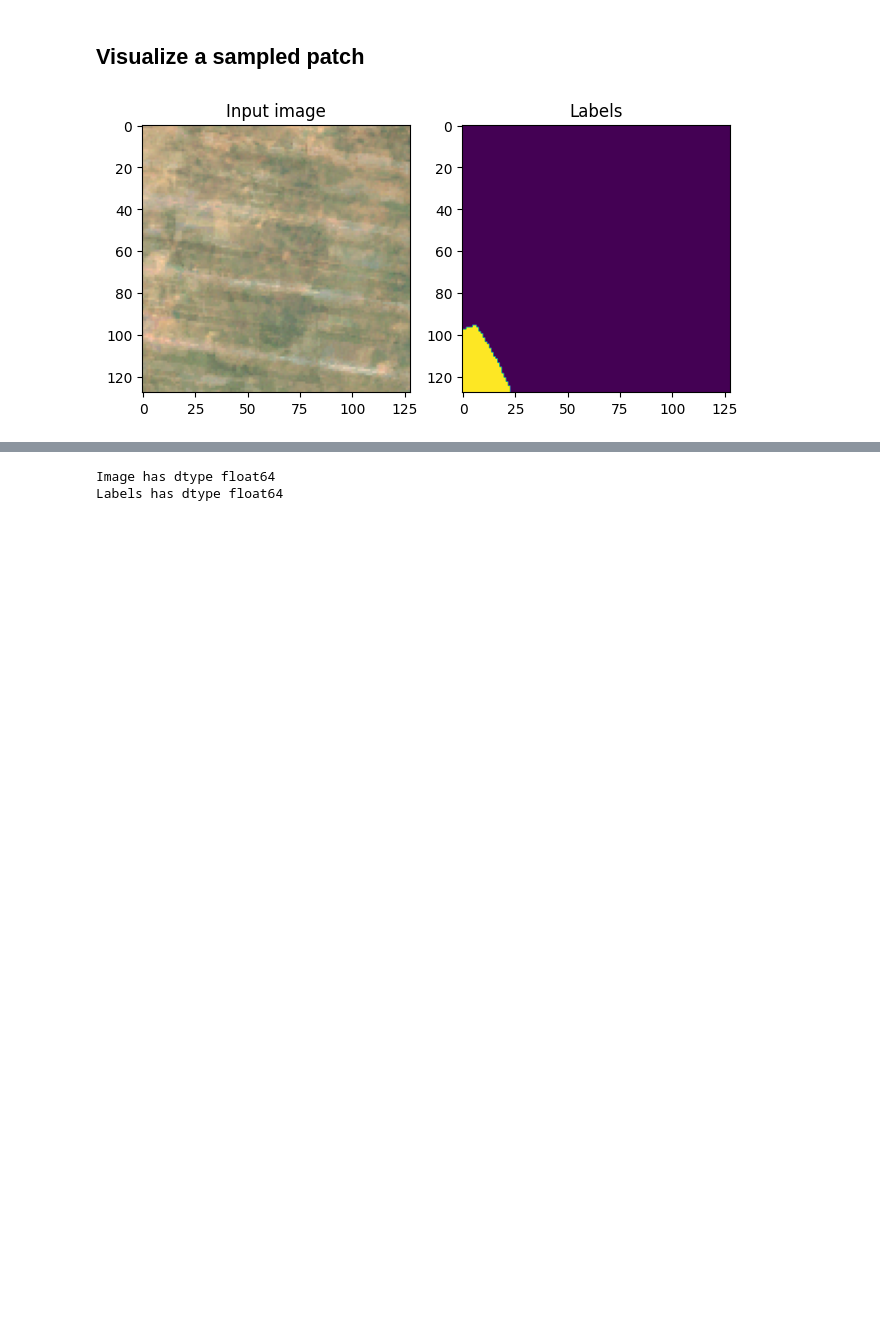
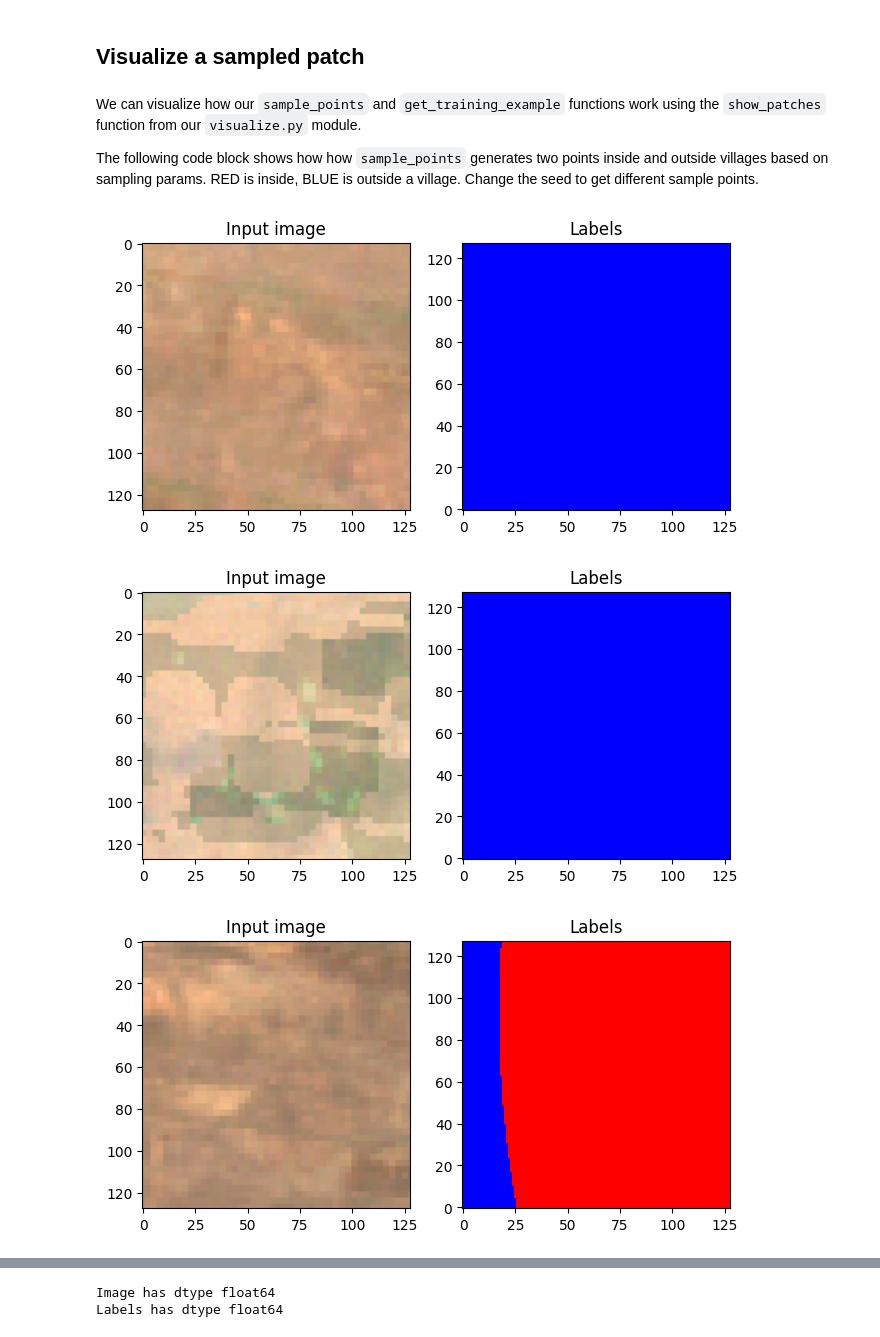
Before and after one commit to Sanford-Lab/satellite_cnns, a Jupyter notebook: benin_apache_pipeline.ipynb, the cells around one changed output, grey strips where cells are left out. Cells and saved outputs as stored; diff of their text form; code cells hidden in the pictures; blank space fills up the shorter version.

Commit message:
feat: new pipeline, updated until Read Data

```diff
--- a/benin_apache_pipeline.ipynb
+++ b/benin_apache_pipeline.ipynb
@@ -199,17 +207,22 @@ inputs : float64 (128, 128, 4)
 labels : float64 (128, 128, 1)
 # %% [markdown]
 ## Visualize a sampled patch
-# %%
-import numpy as np
-
-import matplotlib.pyplot as plt
-inputs_visual = inputs[:,:, :3]
-inputs_visual = inputs_visual/np.amax(inputs_visual)
-fig, axs = plt.subplots(1, 2, layout='constrained')
-axs[0].imshow(inputs_visual)
-axs[1].imshow(labels)
-axs[0].set_title("Input image")
-axs[1].set_title("Labels")
-plt.show()
-# %% [output]
-[figure, removed]
+# %% [markdown]
+We can visualize how our `sample_points` and `get_training_example` functions work using the `show_patches` function from our `visualize.py` module.
+
+The following code block shows how how `sample_points` generates two points inside and outside villages based on sampling params. RED is inside, BLUE is outside a village. Change the seed to get different sample points.
+# %%
+from create_dataset import get_training_example
+from visualize import show_patches
+
+SEED = 0
+
+# Print input and labels for sampling of 2 points per class
+# (two points )
+for point in data.sample_points(seed=SEED,points_per_class=2):
+  (inputs, labels) = get_training_example(point, patch_size = 128)
+  show_patches(inputs, labels)
+# %% [output]
+[figure, added]
+[figure, added]
+[figure, added]
```
Also changed, not shown: parts of 67 cells of this notebook.
